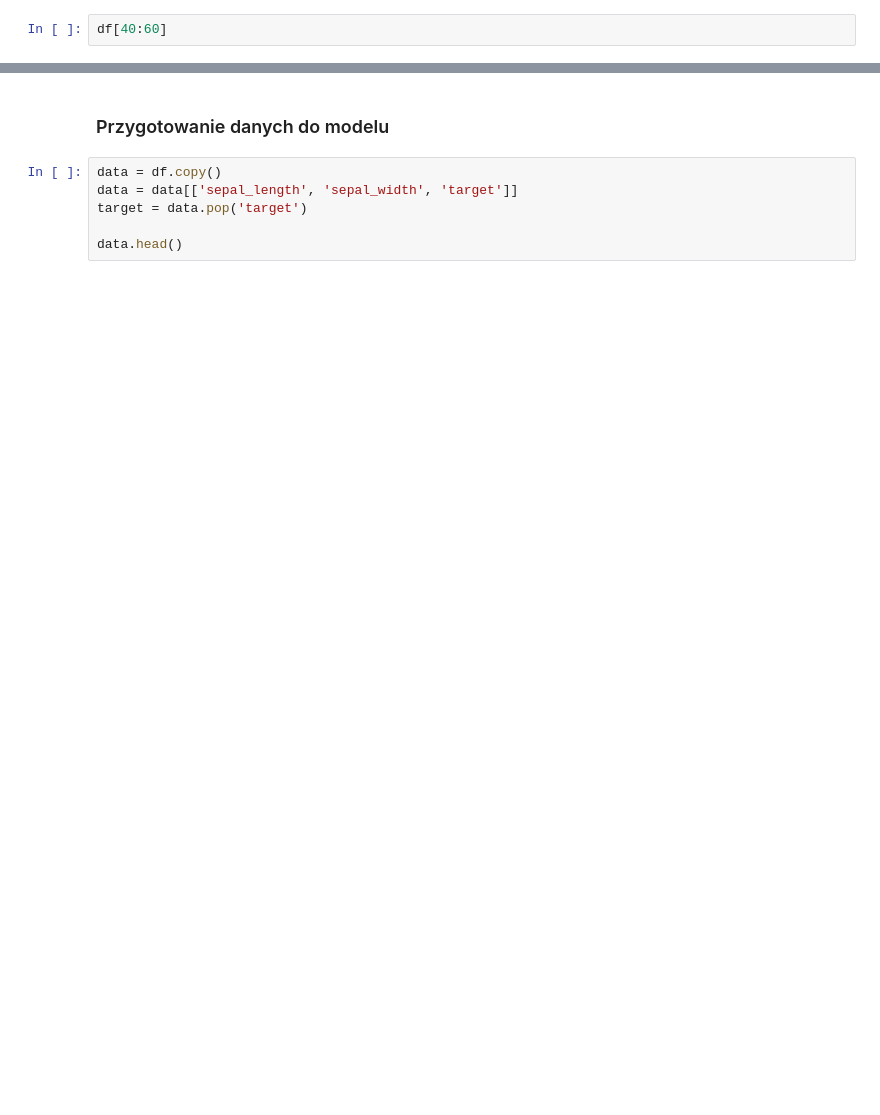
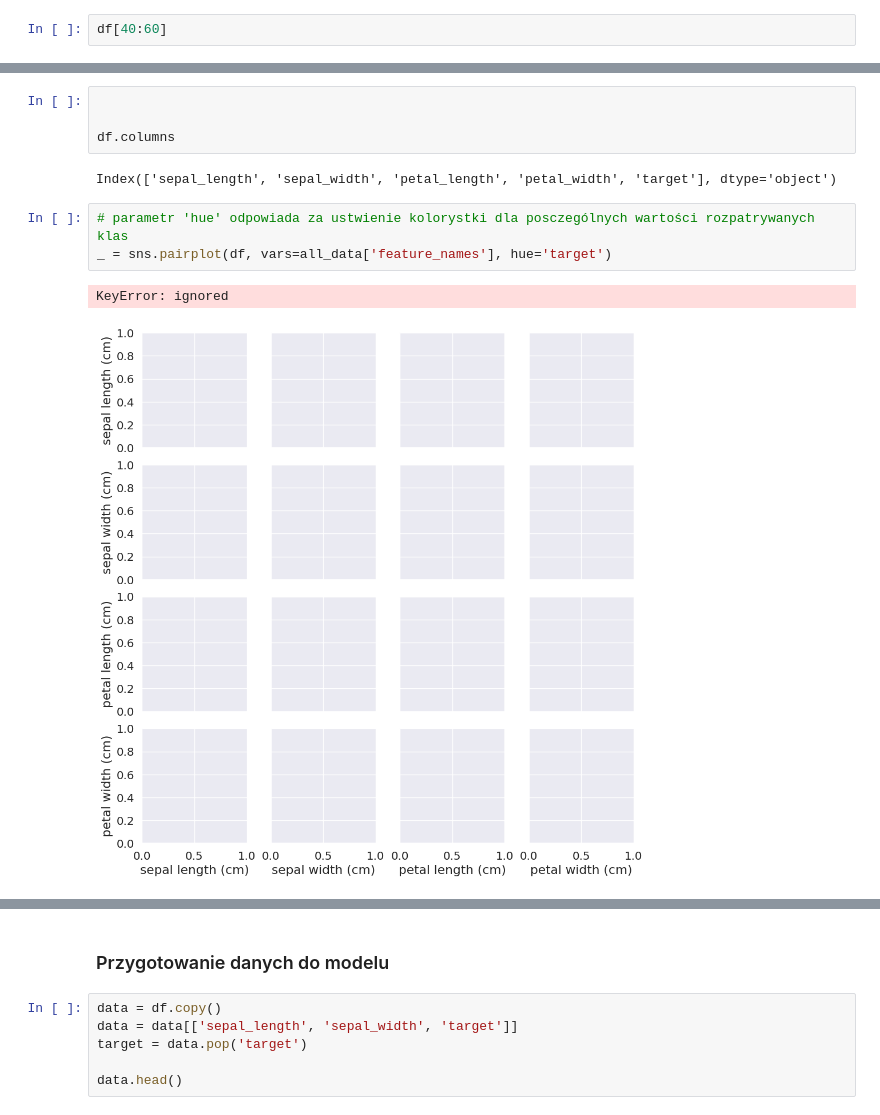
Before and after one commit to adalbertii/Modele---klasyfikacyjne, a Jupyter notebook: 04_decision_tree.ipynb, the cells around one changed output, grey strips where cells are left out. Cells and saved outputs as stored; diff of their text form; blank space fills up the shorter version.

```diff
--- a/04_decision_tree.ipynb
+++ b/04_decision_tree.ipynb
@@ -85,3 +166,15 @@ df[40:60]
+# %%
+
+
+df.columns
+# %% [output]
+Index(['sepal_length', 'sepal_width', 'petal_length', 'petal_width', 'target'], dtype='object')
+# %%
+# parametr 'hue' odpowiada za ustwienie kolorystki dla posczególnych wartości rozpatrywanych klas
+_ = sns.pairplot(df, vars=all_data['feature_names'], hue='target')
+# %% [output]
+KeyError: ignored
+[figure, added]
 # %%
 plt.figure(figsize=(12, 10))
 _ = sns.scatterplot(x='sepal_length', y='sepal_width', hue='target', data=df, legend='full', palette=sns.color_palette()[:3])
```
Also changed, not shown: parts of 23 cells of this notebook.
